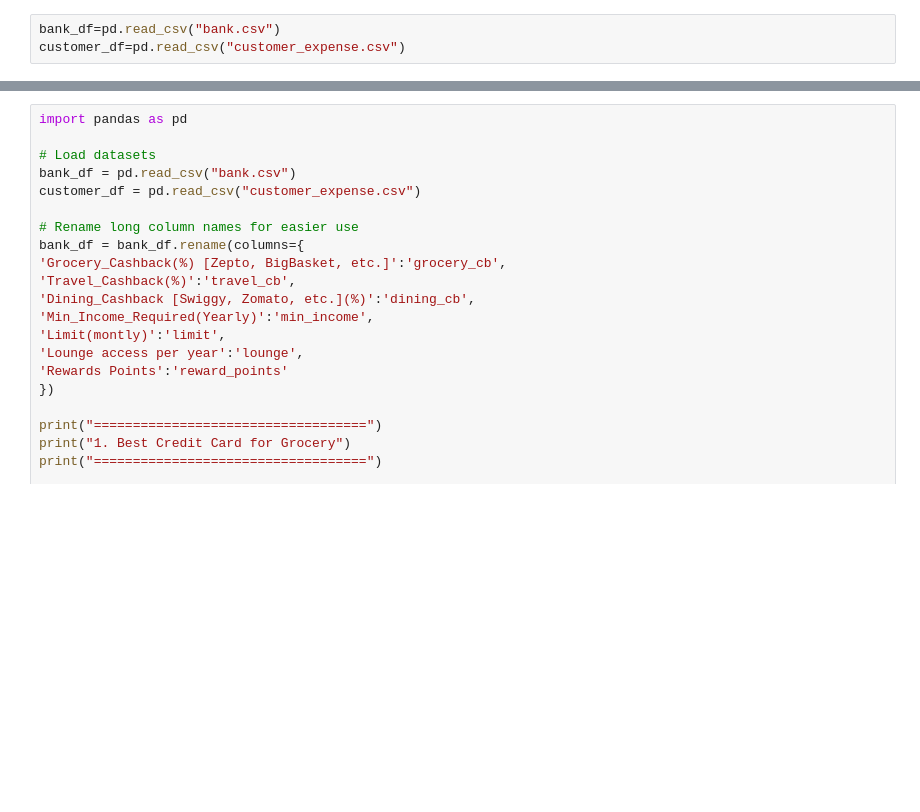
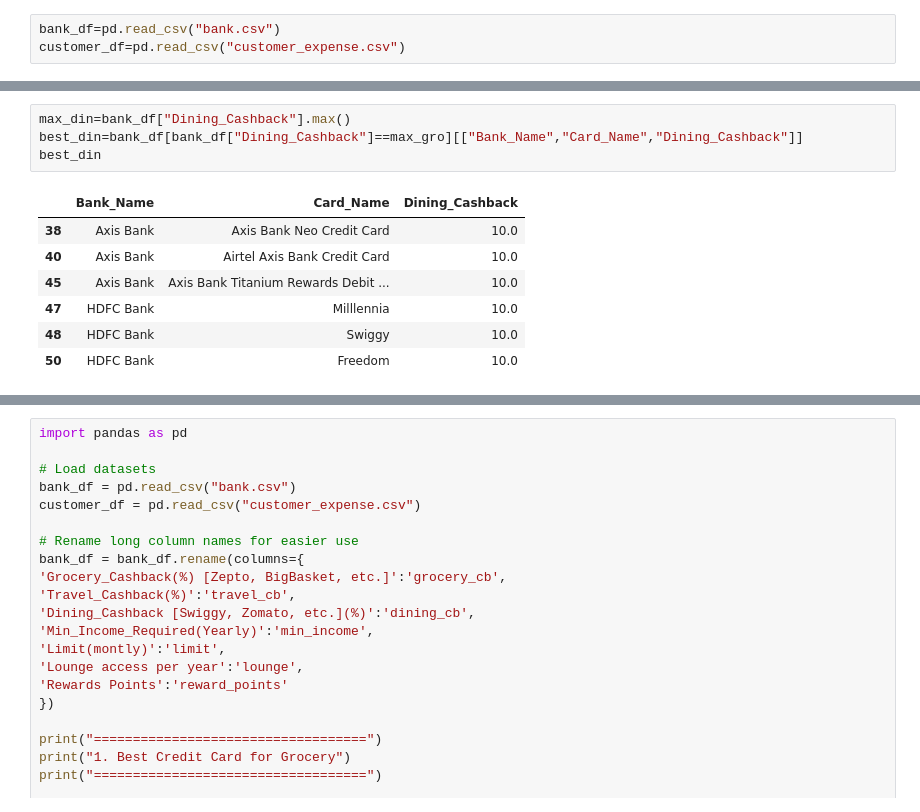
Before and after one commit to JeevananthamPrabhu/Data-Engineering, a Jupyter notebook: python/Untitled.ipynb, the cells around one changed output, grey strips where cells are left out. Saved outputs shown, nothing was run; the diff lists cells and outputs as text; blank space fills up the shorter version.

```diff
--- a/python/Untitled.ipynb
+++ b/python/Untitled.ipynb
@@ -75,0 +66,12 @@ Name: Min_Income_Required, Length: 78, dtype: object
+# %%
+max_din=bank_df["Dining_Cashback"].max()
+best_din=bank_df[bank_df["Dining_Cashback"]==max_gro][["Bank_Name","Card_Name","Dining_Cashback"]]
+best_din
+# %% [output]
+|  | Bank_Name | Card_Name | Dining_Cashback |
+| 38 | Axis Bank | Axis Bank Neo Credit Card | 10.0 |
+| 40 | Axis Bank | Airtel Axis Bank Credit Card | 10.0 |
+| 45 | Axis Bank | Axis Bank Titanium Rewards Debit ... | 10.0 |
+| 47 | HDFC Bank | Milllennia | 10.0 |
+| 48 | HDFC Bank | Swiggy | 10.0 |
+| 50 | HDFC Bank | Freedom | 10.0 |
```
Also changed, not shown: parts of 13 cells of this notebook.
